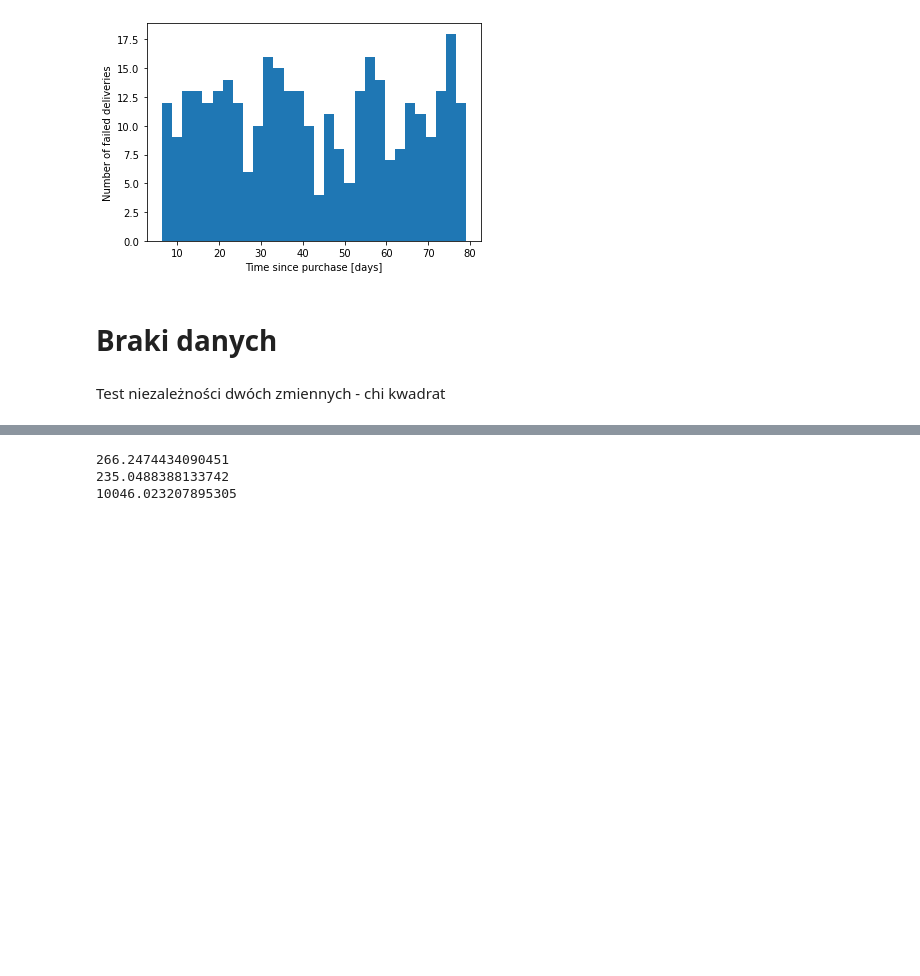
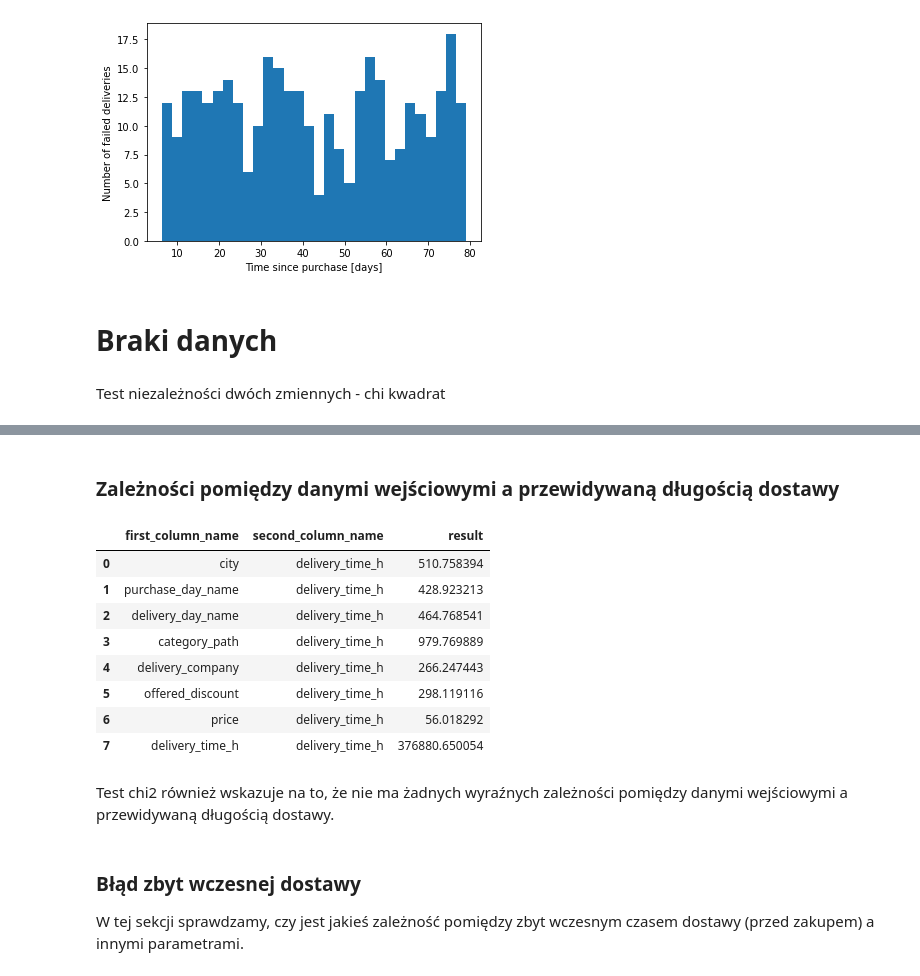
Before and after one commit to plibera/IUM_Project, a Jupyter notebook: dataAnalysis.ipynb, the cells around one changed output, grey strips where cells are left out. Saved outputs shown, nothing was run; the diff lists cells and outputs as text; code cells hidden in the pictures; blank space fills up the shorter version.

Commit message:
Perform chi2 test on multiple attribute pairs

```diff
--- a/dataAnalysis.ipynb
+++ b/dataAnalysis.ipynb
@@ -525,27 +459,50 @@ def chi2(array, bins=[-1, -1]):
                 continue
             result += n*pipj*((dataMatrix[i][j]/n-pipj)/pipj)**2
     return result
-# %%
-#Test chi2
-
-#Real data
-data = pysqldf("select delivery_company, delivery_time_h from correctDataDF").to_numpy()
-#Change nan values to -1
-data[:, 0] = np.nan_to_num(data[:, 0], nan=-1)
-print(chi2(data, [-1, 100]))
-
-#Random noise
-for row in data:
-    row[0] = np.random.randint(0, 4)
-print(chi2(data, [-1, 100]))
-
-#Full corellation
-for row in data:
-    row[0] = round(row[1]/20)
-    if row[0] > 3:
-        row[0] = 3
-print(chi2(data, [-1, 100]))
-# %% [output]
-266.2474434090451
-235.0488388133742
-10046.023207895305
+# %%
+#Function calling chi2 and returning input parameters and result in a one-row dataframe
+def chi2_test(first_column_name, second_column_name, dataframe_name, bins=[-1, -1]):
+    data = pysqldf("select " + first_column_name + ", " + second_column_name + " from " + dataframe_name).to_numpy()
+    #Change nan values to -1
+    data[:, 0] = np.nan_to_num(data[:, 0], nan=-1)
+    result = chi2(data, bins)
+    return pd.DataFrame([[first_column_name, second_column_name, result]], columns=["first_column_name", "second_column_name", "result"])
+# %%
+#Function performing chi2_test on majority of parameters and constructing a dataframe with results
+def constructChi2Table(dataframe, dataframe_name, second_column_name, bin_value):
+    chi2_results = pd.DataFrame(columns=["first_column_name", "second_column_name", "result"])
+
+    chi2_results = chi2_results.append(chi2_test("city", second_column_name, dataframe_name=dataframe_name, bins=[-1, bin_value]), ignore_index=True)
+    if "purchase_day_name" in dataframe:
+        chi2_results = chi2_results.append(chi2_test("purchase_day_name", second_column_name, dataframe_name=dataframe_name,bins=[-1, bin_value]), ignore_index=True)
+    if "delivery_day_name" in dataframe:
+        chi2_results = chi2_results.append(chi2_test("delivery_day_name", second_column_name, dataframe_name=dataframe_name, bins=[-1, bin_value]), ignore_index=True)
+    chi2_results = chi2_results.append(chi2_test("category_path", second_column_name, dataframe_name=dataframe_name, bins=[-1, bin_value]), ignore_index=True)
+    chi2_results = chi2_results.append(chi2_test("delivery_company", second_column_name, dataframe_name=dataframe_name, bins=[-1, bin_value]), ignore_index=True)
+    chi2_results = chi2_results.append(chi2_test("offered_discount", second_column_name, dataframe_name=dataframe_name, bins=[-1, bin_value]), ignore_index=True)
+    chi2_results = chi2_results.append(chi2_test("price", second_column_name, dataframe_name=dataframe_name, bins=[100, bin_value]), ignore_index=True)
+    if "delivery_time_h" in dataframe:
+        chi2_results = chi2_results.append(chi2_test("delivery_time_h", second_column_name, dataframe_name=dataframe_name, bins=[100, bin_value]), ignore_index=True)
+    if "is_delivery_after_purchase" in dataframe:
+        chi2_results = chi2_results.append(chi2_test("is_delivery_after_purchase", second_column_name, dataframe_name=dataframe_name, bins=[-1, bin_value]), ignore_index=True)
+
+    return chi2_results
+# %% [markdown]
+### Zależności pomiędzy danymi wejściowymi a przewidywaną długością dostawy
+# %%
+constructChi2Table(correctDataDF, "correctDataDF", second_column_name="delivery_time_h", bin_value=100)
+# %% [output]
+|  | first_column_name | second_column_name | result |
+| 0 | city | delivery_time_h | 510.758394 |
+| 1 | purchase_day_name | delivery_time_h | 428.923213 |
+| 2 | delivery_day_name | delivery_time_h | 464.768541 |
+| 3 | category_path | delivery_time_h | 979.769889 |
+| 4 | delivery_company | delivery_time_h | 266.247443 |
+| 5 | offered_discount | delivery_time_h | 298.119116 |
+| 6 | price | delivery_time_h | 56.018292 |
+| 7 | delivery_time_h | delivery_time_h | 376880.650054 |
+# %% [markdown]
+Test chi2 również wskazuje na to, że nie ma żadnych wyraźnych zależności pomiędzy danymi wejściowymi a przewidywaną długością dostawy.
+# %% [markdown]
+### Błąd zbyt wczesnej dostawy
+W tej sekcji sprawdzamy, czy jest jakieś zależność pomiędzy zbyt wczesnym czasem dostawy (przed zakupem) a innymi parametrami.
```
Also changed, not shown: parts of 13 cells of this notebook.
